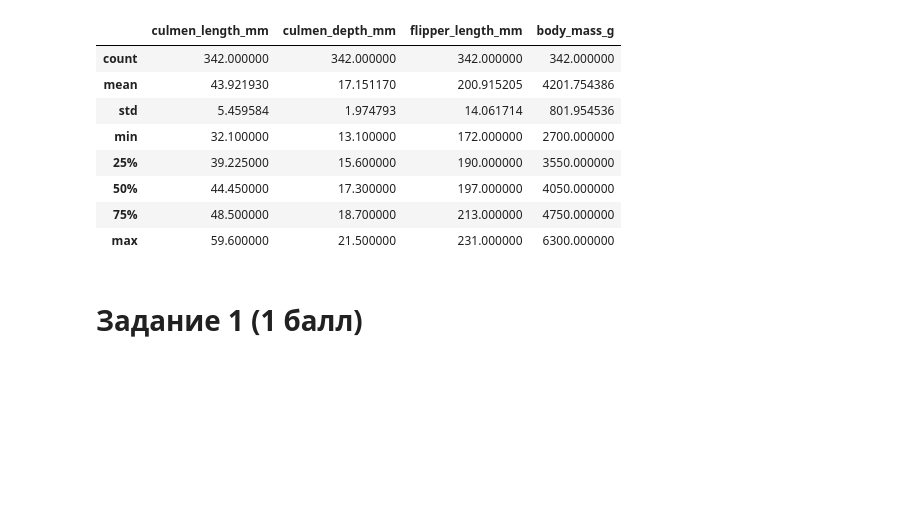
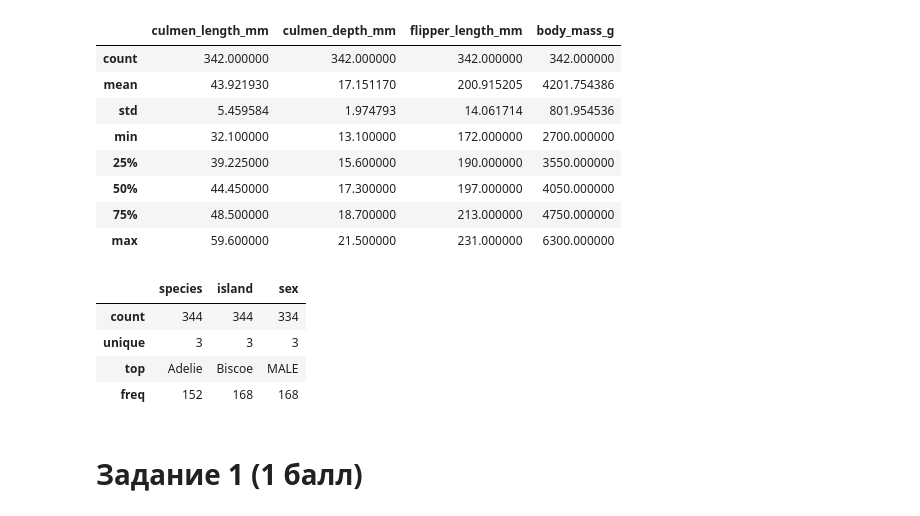
Before and after one commit to sgsoul/modern-tools-of-data-analysis, a Jupyter notebook: MWTDA_lab4.ipynb, the cells around one changed output. Saved outputs shown, nothing was run; the diff lists cells and outputs as text; code cells hidden in the pictures; blank space fills up the shorter version.

```diff
--- a/MWTDA_lab4.ipynb
+++ b/MWTDA_lab4.ipynb
@@ -55,6 +53,14 @@ DataDescribe:
 | 50% | 44.450000 | 17.300000 | 197.000000 | 4050.000000 |
 | 75% | 48.500000 | 18.700000 | 213.000000 | 4750.000000 |
 | max | 59.600000 | 21.500000 | 231.000000 | 6300.000000 |
+# %%
+data.describe(include=object)
+# %% [output]
+|  | species | island | sex |
+| count | 344 | 344 | 334 |
+| unique | 3 | 3 | 3 |
+| top | Adelie | Biscoe | MALE |
+| freq | 152 | 168 | 168 |
 # %% [markdown]
 # Задание 1 (1 балл)
 # %% [markdown]
```
Also changed, not shown: parts of 8 cells of this notebook.
